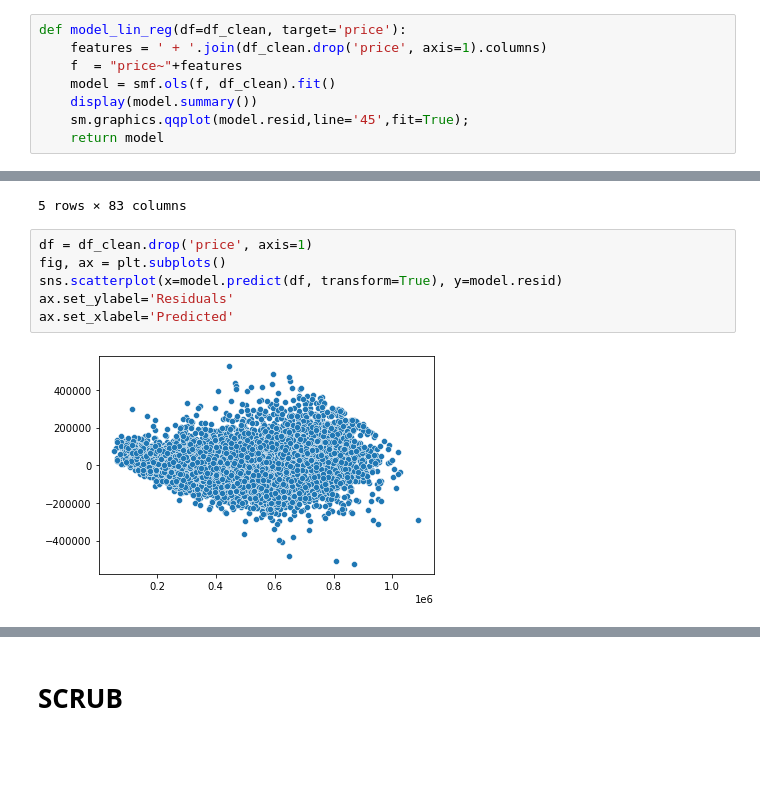
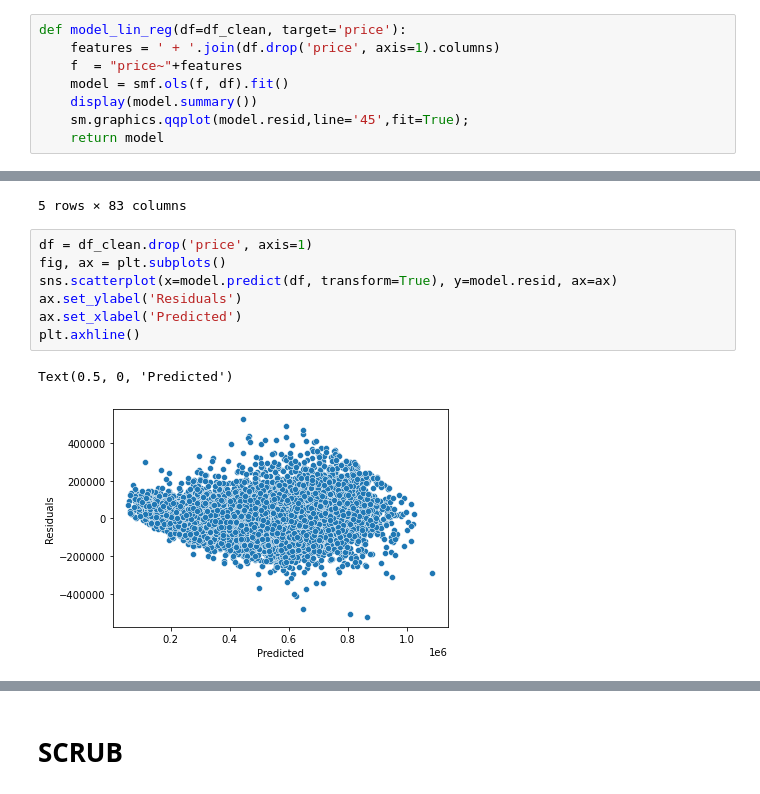
Before and after one commit to ebtezcan/dsc-phase-2-project, a Jupyter notebook: index_OSEMN_plus_mvp.ipynb, the cells around one changed output, grey strips where cells are left out. Drawn from its saved outputs; the diff is of its cells as text; blank space fills up the shorter version.

```diff
--- a/index_OSEMN_plus_mvp.ipynb
+++ b/index_OSEMN_plus_mvp.ipynb
@@ -847,9 +866,9 @@ plot(df=df_clean, target='price')
 [figure]
 # %%
 def model_lin_reg(df=df_clean, target='price'):
-    features = ' + '.join(df_clean.drop('price', axis=1).columns)
+    features = ' + '.join(df.drop('price', axis=1).columns)
     f  = "price~"+features
-    model = smf.ols(f, df_clean).fit()
+    model = smf.ols(f, df).fit()
     display(model.summary())
     sm.graphics.qqplot(model.resid,line='45',fit=True);
     return model
@@ -963,9 +978,11 @@ df_clean.head()
 # %%
 df = df_clean.drop('price', axis=1)
 fig, ax = plt.subplots()
-sns.scatterplot(x=model.predict(df, transform=True), y=model.resid)
-ax.set_ylabel='Residuals'
-ax.set_xlabel='Predicted'
+sns.scatterplot(x=model.predict(df, transform=True), y=model.resid, ax=ax)
+ax.set_ylabel('Residuals')
+ax.set_xlabel('Predicted')
+plt.axhline()
 # %% [output]
+Text(0.5, 0, 'Predicted')
-[figure, old version]
+[figure, new version]
 # %%
```
Also changed, not shown: parts of 42 cells of this notebook.
